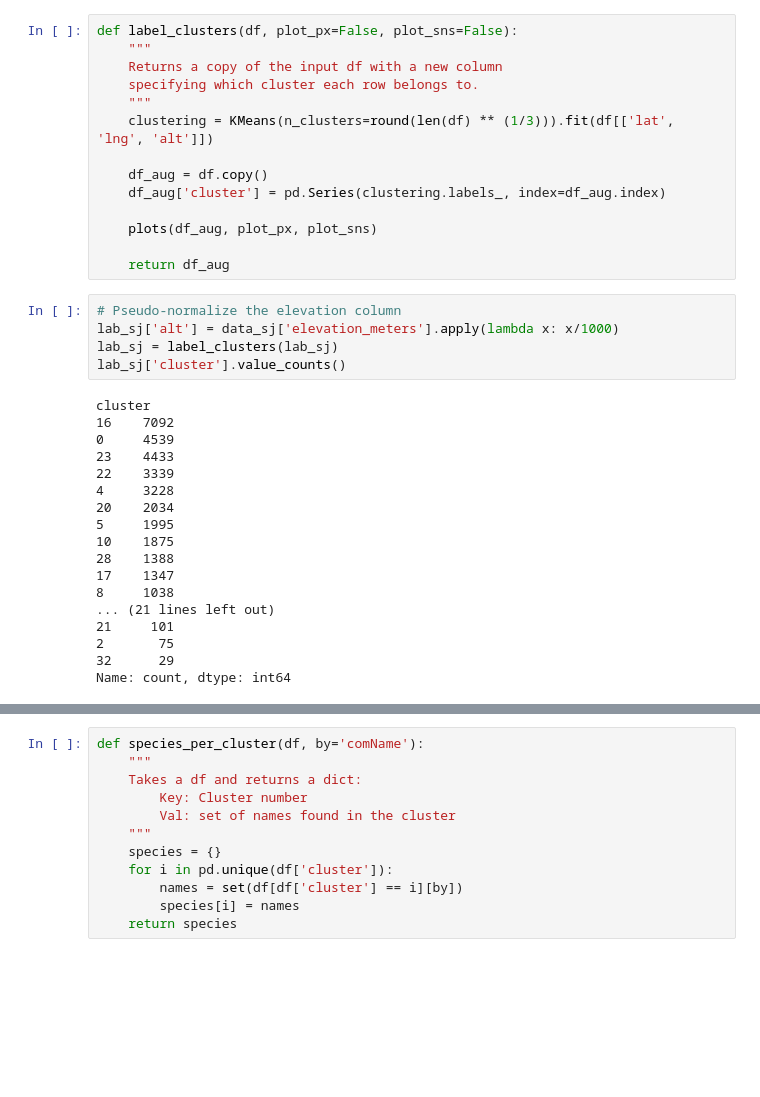
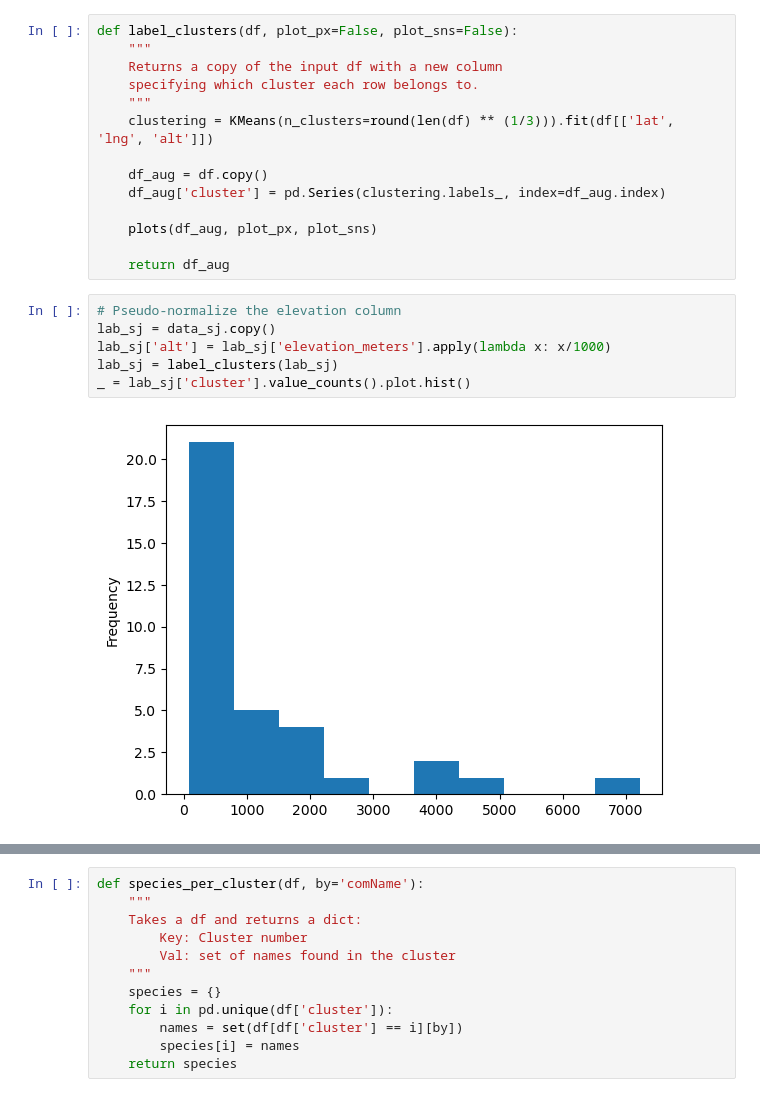
Before and after one commit to ethanyang-sjsu/Cmpe257-bird-transplant, a Jupyter notebook: sb/sb06_kmeanstest.ipynb, the cells around one changed output, grey strips where cells are left out. Cells and saved outputs as stored; diff of their text form; blank space fills up the shorter version.

```diff
--- a/sb/sb06_kmeanstest.ipynb
+++ b/sb/sb06_kmeanstest.ipynb
@@ -47,26 +47,11 @@ def label_clusters(df, plot_px=False, plot_sns=False):
     return df_aug
 # %%
 # Pseudo-normalize the elevation column
-lab_sj['alt'] = data_sj['elevation_meters'].apply(lambda x: x/1000)
+lab_sj = data_sj.copy()
+lab_sj['alt'] = lab_sj['elevation_meters'].apply(lambda x: x/1000)
 lab_sj = label_clusters(lab_sj)
-lab_sj['cluster'].value_counts()
+_ = lab_sj['cluster'].value_counts().plot.hist()
 # %% [output]
-cluster
-16    7092
-0     4539
-23    4433
-22    3339
-4     3228
-20    2034
-5     1995
-10    1875
-28    1388
-17    1347
-8     1038
-... (21 lines left out)
-21     101
-2       75
-32      29
-Name: count, dtype: int64
+[figure, added]
 # %%
 # Pseudo-normalize the elevation column
```
Also changed, not shown: parts of 8 cells of this notebook, 1 other file.
